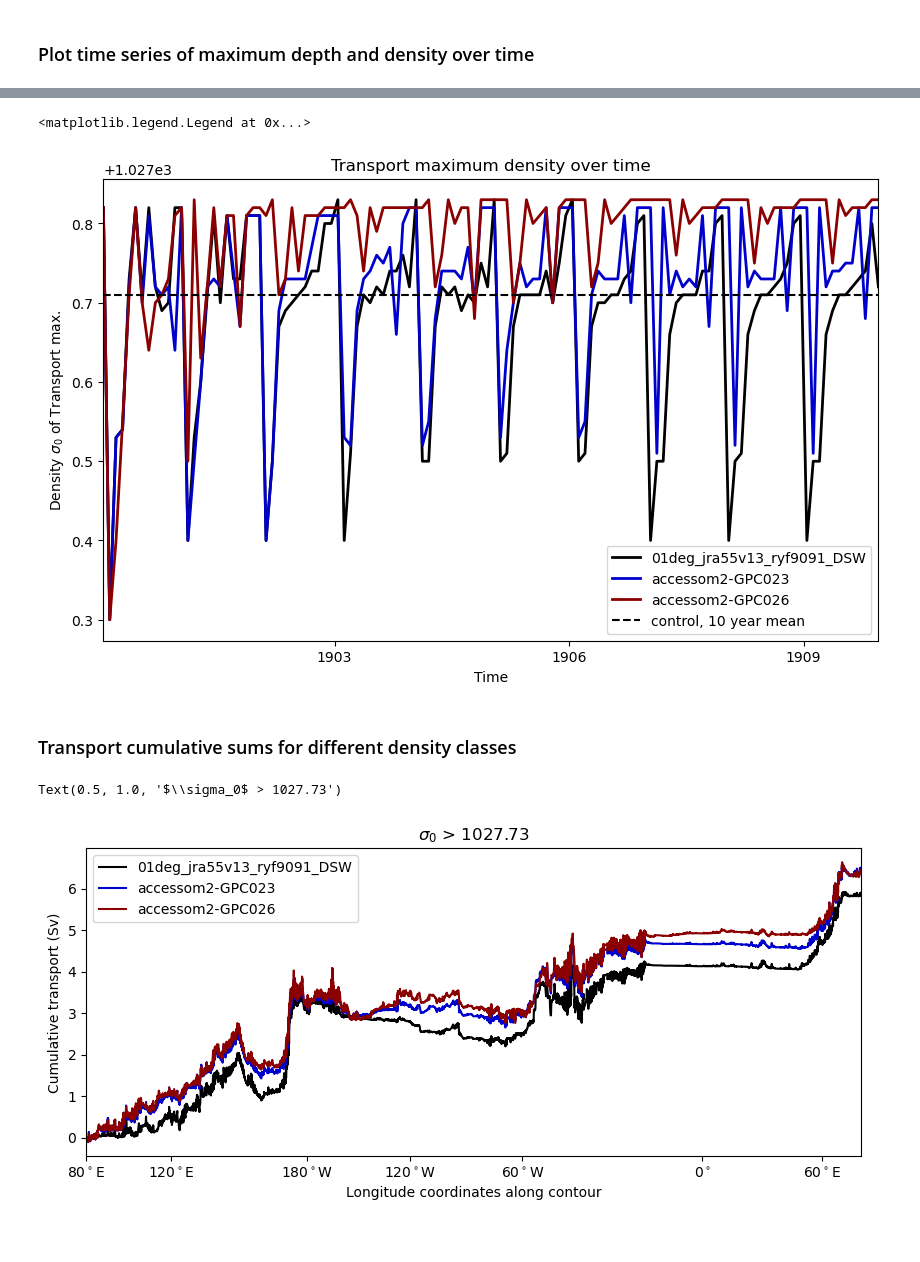
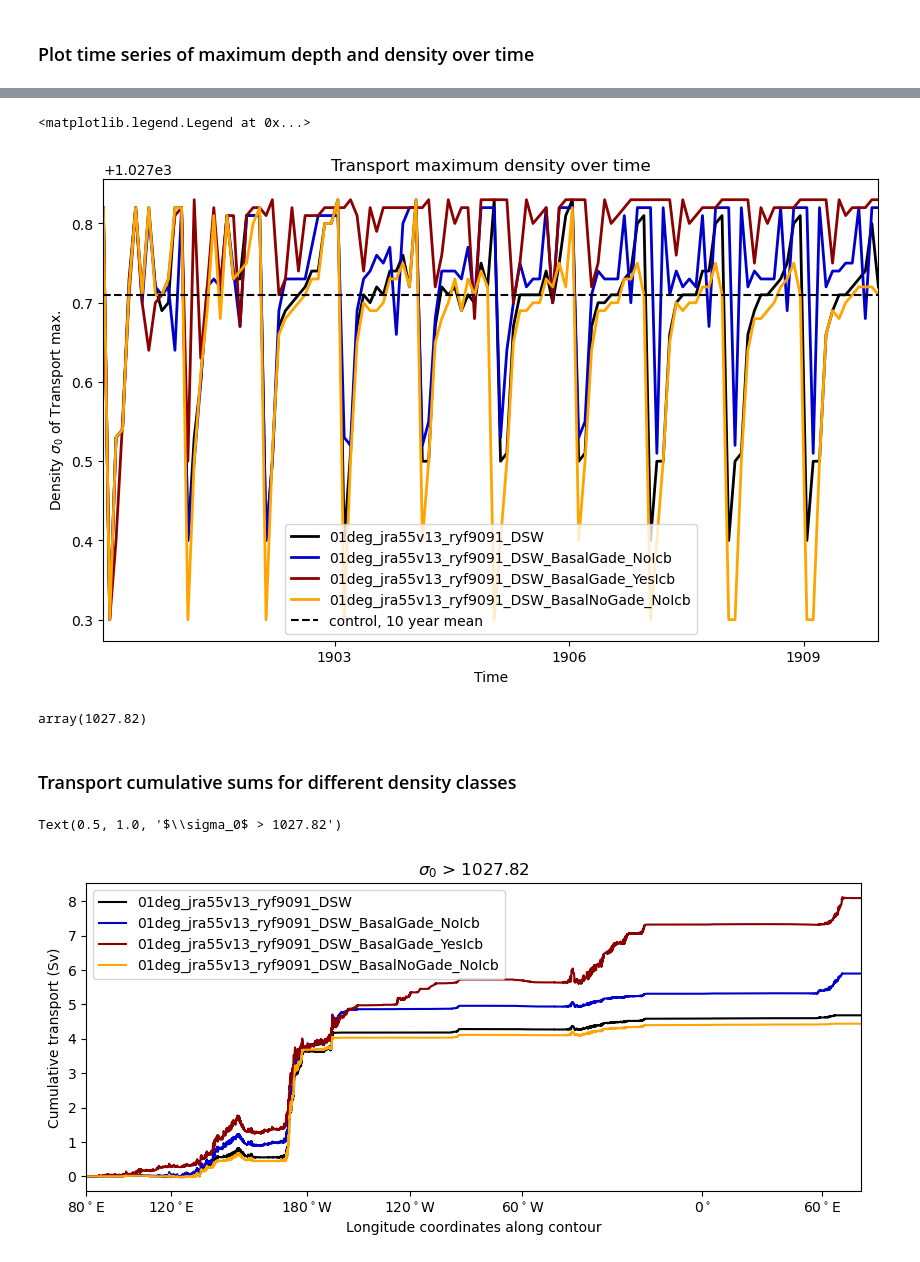
Before and after one commit to pedrocol/basal_mom5-collaborative-project, a Jupyter notebook: notebooks/cross_contour/plot_volume_transports.ipynb, the cells around one changed output, grey strips where cells are left out. Drawn from its saved outputs; the diff is of its cells as text; code cells hidden in the pictures.

```diff
--- a/notebooks/cross_contour/plot_volume_transports.ipynb
+++ b/notebooks/cross_contour/plot_volume_transports.ipynb
@@ -234,6 +246,8 @@ icb_vol_trans, ndays = load_monthly_data(icb_gade_woa)
 print(ndays)
 control_vol_trans, ndays = load_monthly_data(control)
 print(ndays)
+basal_nogade_vol_trans, ndays = load_monthly_data(basal_nogade_woa)
+print(ndays)
 # %% [output]
 1900
 1901
@@ -287,11 +301,11 @@ plt.legend()
 fig = plt.figure(figsize = (10,6), dpi = 200)
 # plot individual years
 
-for i in np.arange(1,3):
-    label = [control,basal_gade_woa,icb_gade_woa][i]
-    array = [control_vol_trans,basal_vol_trans,icb_vol_trans][i]
-    color = ['k','mediumblue','darkred'][i]
-    linestyle = ['-','--','dotted'][i]
+for i in np.arange(1,4):
+    label = [control,basal_gade_woa_newname,icb_gade_woa_newname,basal_nogade_woa][i]
+    array = [control_vol_trans,basal_vol_trans,icb_vol_trans,basal_nogade_vol_trans][i]
+    color = ['k','mediumblue','darkred','orange'][i]
+    linestyle = ['-','--','dotted','-.'][i]
     yrly_arr = yrly(array)
     yrly_arr.load()
     for j in np.arange(10):
@@ -304,7 +318,7 @@ for i in np.arange(1,3):
 a = (av_10yr(control_vol_trans)/1e6).sum('contour_index')
 (a.sum('isopycnal_bins') -a.cumsum('isopycnal_bins')).plot(y = 'isopycnal_bins', label = 'control, 10 years',color = 'k', linestyle = '-',linewidth = 2)
 
-plt.ylim(1028.5,1025)
+plt.ylim(1028.2,1026)
 plt.xlabel('Cumulative transport (Sv)')
 plt.ylabel('$\sigma_0$ (kg/m$^3$)')
 plt.title('Off-shore transport, integrated cumulatively \nfrom densest to lightest')
@@ -318,10 +332,10 @@ plt.legend()
 # %%
 fig = plt.figure(figsize = (10,6))
 # plot monthly transport max for perturbation
-for i in np.arange(3):
-    label = [control,basal_gade_woa,icb_gade_woa][i]
-    array = [control_vol_trans,basal_vol_trans,icb_vol_trans][i]
-    color = ['k','mediumblue','darkred'][i]
+for i in np.arange(4):
+    label = [control,basal_gade_woa_newname,icb_gade_woa_newname,basal_nogade_woa][i]
+    array = [control_vol_trans,basal_vol_trans,icb_vol_trans,basal_nogade_vol_trans][i]
+    color = ['k','mediumblue','darkred','orange'][i]
     a = (array/1e6).sum('contour_index')
     (a.sum('isopycnal_bins') -a.cumsum('isopycnal_bins')).max('isopycnal_bins').plot(label = label,color = color, linewidth = 2)
 # plot mean transport max for control
@@ -344,10 +353,10 @@ NoneType: None
 # %%
 fig = plt.figure(figsize = (10,6))
 # plot monthly transport max for perturbation
-for i in np.arange(3):
-    label = [control,basal_gade_woa,icb_gade_woa][i]
-    array = [control_vol_trans,basal_vol_trans,icb_vol_trans][i]
-    color = ['k','mediumblue','darkred'][i]
+for i in np.arange(4):
+    label = [control,basal_gade_woa_newname,icb_gade_woa_newname,basal_nogade_woa][i]
+    array = [control_vol_trans,basal_vol_trans,icb_vol_trans,basal_nogade_vol_trans][i]
+    color = ['k','mediumblue','darkred','orange'][i]
     a = (array/1e6).sum('contour_index')
     (a.sum('isopycnal_bins') -a.cumsum('isopycnal_bins')).idxmax('isopycnal_bins').plot(label = label,color = color, linewidth = 2)
 # plot mean transport max for control
@@ -361,30 +370,36 @@ plt.title('Transport maximum density over time')
 plt.legend()
 # %% [output]
 <matplotlib.legend.Legend at 0x...>
-[figure, old version]
+[figure, new version]
+# %%
+c = (av_10yr(icb_vol_trans)/1e6).sum('contour_index')
+b = (c.sum('isopycnal_bins') -c.cumsum('isopycnal_bins')).idxmax('isopycnal_bins')
+b.values
+# %% [output]
+array(1027.82)
 # %% [markdown]
 ### Transport cumulative sums for different density classes
 # %%
 fig, axes = plt.subplots(figsize = (10,4))
 
-density_slice = slice(1027.73,1030)
-for i in np.arange(3):
-    label = [control,basal_gade_woa,icb_gade_woa][i]
-    array = [control_vol_trans,basal_vol_trans,icb_vol_trans][i]
-    color = ['k','mediumblue','darkred'][i]
+density_slice = slice(1027.82,1030)
+for i in np.arange(4):
+    label = [control,basal_gade_woa_newname,icb_gade_woa_newname,basal_nogade_woa][i]
+    array = [control_vol_trans,basal_vol_trans,icb_vol_trans,basal_nogade_vol_trans][i]
+    color = ['k','mediumblue','darkred','orange'][i]
     axes.plot(distance_along_contour,(10**(-6)*av_10yr(array).sel(isopycnal_bins = density_slice)).sum('isopycnal_bins').cumsum('contour_index'),label = label, color = color)
 
 axes.set_ylabel('Cumulative transport (Sv)')
 axes.set_xticks(distance_along_contour[distance_indices.astype(int)[:-1]])
 axes.set_xticklabels(('80$^\circ$E','120$^\circ$E','180$^\circ$W','120$^\circ$W','60$^\circ$W','0$^\circ$','60$^\circ$E'));
 axes.set_xlim(0,distance_along_contour[-1]);
 axes.set_xlabel('Longitude coordinates along contour')
 
 plt.legend()
-plt.title('$\sigma_0$ > 1027.73')
+plt.title('$\sigma_0$ > 1027.82')
 # %% [output]
-Text(0.5, 1.0, '$\\sigma_0$ > 1027.73')
+Text(0.5, 1.0, '$\\sigma_0$ > 1027.82')
-[figure, old version]
+[figure, new version]
 # %%
 fig, axes = plt.subplots(figsize = (10,4))
 
```
Also changed, not shown: parts of 18 cells of this notebook, 2 other files.
